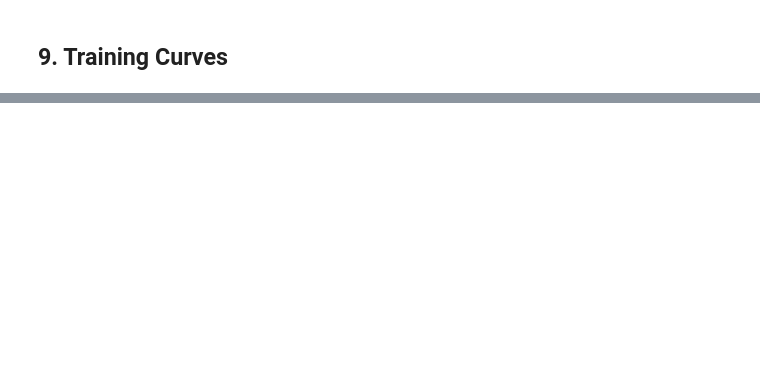
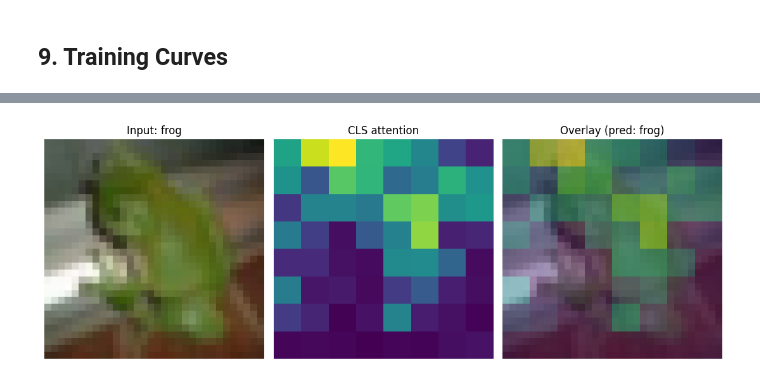
Before and after one commit to rathoreutkarsh12/vit-from-scratch, a Jupyter notebook: vit_from_scratch.ipynb, the cells around one changed output, grey strips where cells are left out. Drawn from its saved outputs; the diff is of its cells as text; code cells hidden in the pictures; blank space fills up the shorter version.

Commit message:
ViT from scratch: full project with results, ablations, attention viz

```diff
--- a/vit_from_scratch.ipynb
+++ b/vit_from_scratch.ipynb
@@ -68,7 +72,8 @@ class MultiHeadAttention(nn.Module):
         self.num_heads = num_heads
         self.head_dim = embed_dim // num_heads          # 96 / 4 = 24
         self.qkv = nn.Linear(embed_dim, embed_dim * 3)  # Q, K, V in one layer
-        self.proj = nn.Linear(embed_dim, embed_dim)     # final projection
+        self.proj = nn.Linear(embed_dim, embed_dim)
+        self.attn_weights = None  # populated each forward pass (for visualization)     # final projection
 
     def forward(self, x):
         B, N, C = x.shape
@@ -78,6 +83,7 @@ class MultiHeadAttention(nn.Module):
 
         scores = (q @ k.transpose(-2, -1)) / (self.head_dim ** 0.5)  # (B, heads, N, N)
         weights = F.softmax(scores, dim=-1)
+        self.attn_weights = weights.detach()
         out = weights @ v                               # (B, heads, N, head_dim)
 
         out = out.transpose(1, 2).reshape(B, N, C)      # merge heads -> (B, N, 96)
@@ -156,8 +169,8 @@ Both are normalized with CIFAR-10 channel statistics.
 > locally, set `download=True`.
 # %%
 # Kaggle: point to the attached CIFAR-10 dataset. Locally: use './data' with download=True.
-DATA_ROOT = '/kaggle/input/datasets/pankrzysiu/cifar10-python'
-DOWNLOAD = False
+DATA_ROOT = './data'
+DOWNLOAD = True
 
 train_tf = T.Compose([
     T.RandomCrop(32, padding=4),
@@ -265,0 +423,27 @@ print("Model saved to vit_cifar10.pth")
+# %%
+import matplotlib.pyplot as plt
+import numpy as np
+
+classes = ['plane','car','bird','cat','deer','dog','frog','horse','ship','truck']
+
+model.eval()
+img, label = test_ds[7]
+with torch.no_grad():
+    pred = model(img.unsqueeze(0).to(device)).argmax(1).item()
+
+attn = model.blocks[-1].attn.attn_weights        # (1, heads, 65, 65)
+cls_attn = attn[0].mean(0)[0, 1:].reshape(8, 8).cpu().numpy()
+
+mean = np.array([0.4914, 0.4822, 0.4465]); std = np.array([0.2470, 0.2435, 0.2616])
+img_disp = np.clip(img.permute(1, 2, 0).cpu().numpy() * std + mean, 0, 1)
+
+fig, axes = plt.subplots(1, 3, figsize=(11, 4))
+axes[0].imshow(img_disp);                  axes[0].set_title(f"Input: {classes[label]}")
+axes[1].imshow(cls_attn, cmap='viridis');  axes[1].set_title("CLS attention")
+axes[2].imshow(img_disp)
+axes[2].imshow(np.kron(cls_attn, np.ones((4, 4))), cmap='viridis', alpha=0.5)
+axes[2].set_title(f"Overlay (pred: {classes[pred]})")
+for ax in axes: ax.axis('off')
+plt.tight_layout(); plt.savefig("attention_map.png", dpi=120); plt.show()
+# %% [output]
+[figure, added]
```
Also changed, not shown: parts of 26 cells of this notebook, 1 other file.
